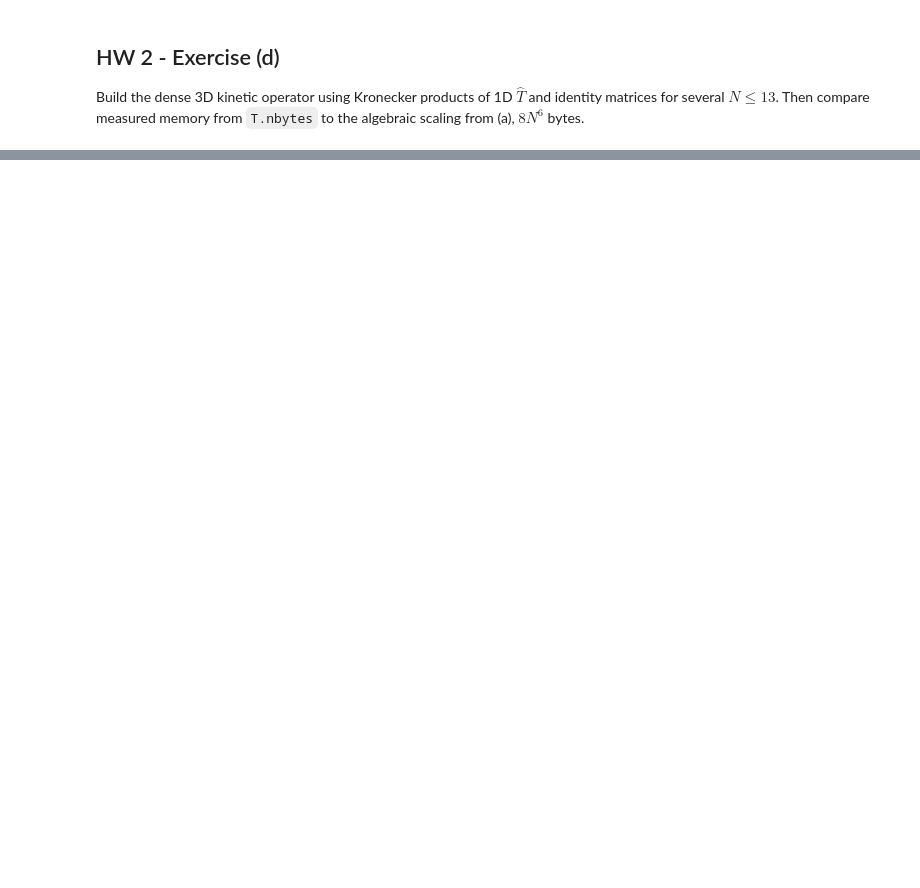
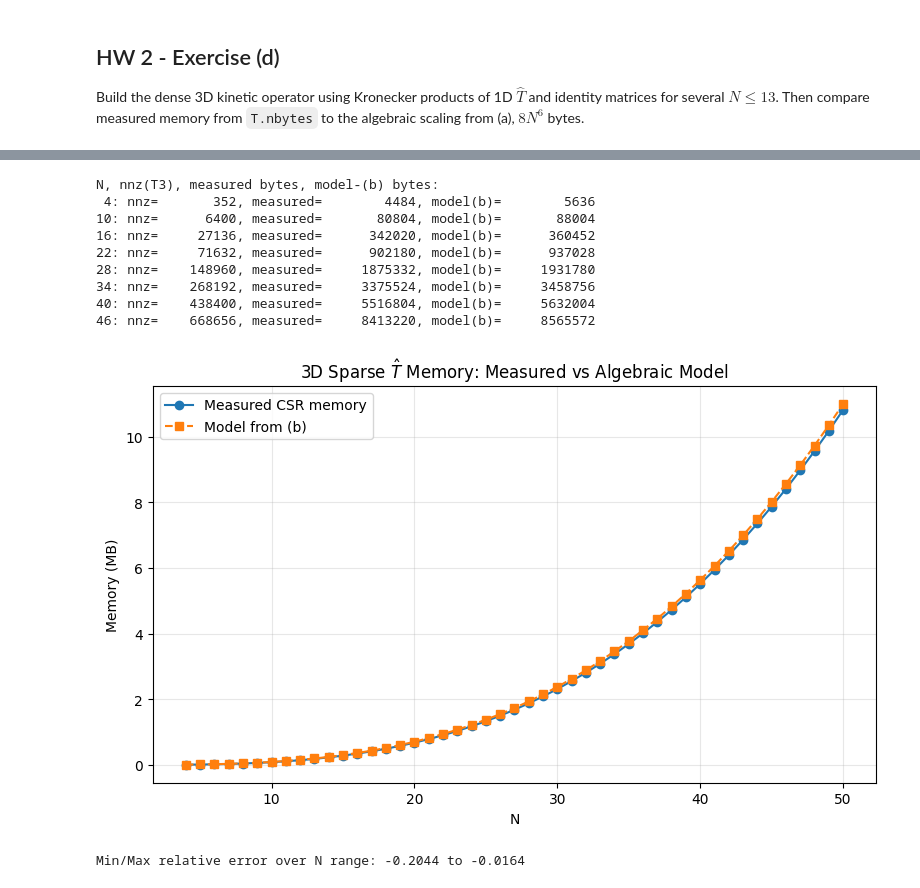
Before and after one commit to aradhyajain430/chem-1560k, a Jupyter notebook: HW2/HW 2.ipynb, the cells around one changed output, grey strips where cells are left out. Saved outputs shown, nothing was run; the diff lists cells and outputs as text; code cells hidden in the pictures; blank space fills up the shorter version.

```diff
--- a/HW2/HW 2.ipynb
+++ b/HW2/HW 2.ipynb
@@ -120,0 +153,80 @@ plt.show()
+# %%
+import numpy as np
+import matplotlib.pyplot as plt
+from scipy import sparse
+
+# Atomic-unit constants.
+hbar = 1.0
+m = 1.0
+
+def T1D_sparse(N):
+    """Return 1D kinetic operator in CSR format (3-point stencil)."""
+    pref = -(hbar**2) / (2.0 * m)
+    main = -2.0 * np.ones(N)
+    off = np.ones(N - 1)
+    return sparse.diags([off, main, off], offsets=[-1, 0, 1], format='csr') * pref
+
+def T3D_sparse(N):
+    """Build 3D kinetic operator as Kronecker sum: T?I?I + I?T?I + I?I?T."""
+    T = T1D_sparse(N)
+    I = sparse.eye(N, format='csr')
+    T3 = (
+        sparse.kron(sparse.kron(T, I, format='csr'), I, format='csr')
+        + sparse.kron(sparse.kron(I, T, format='csr'), I, format='csr')
+        + sparse.kron(sparse.kron(I, I, format='csr'), T, format='csr')
+    )
+    return T3.tocsr()
+
+# Test multiple N values and compare measured CSR memory to analytic part (b) model.
+N_vals = np.arange(4, 51)
+measured_bytes = []
+model_b_bytes = []
+nnz_vals = []
+
+for N in N_vals:
+    T3 = T3D_sparse(N)
+
+    # True CSR memory = data + indices + indptr arrays.
+    measured = T3.data.nbytes + T3.indices.nbytes + T3.indptr.nbytes
+    measured_bytes.append(measured)
+    nnz_vals.append(T3.nnz)
+
+    # Part (b) model: 7N^3*b_f + (8N^3+1)*b_i.
+    b_f = T3.data.itemsize
+    b_i = T3.indices.itemsize
+    model_b = 7 * (N**3) * b_f + (8 * (N**3) + 1) * b_i
+    model_b_bytes.append(model_b)
+
+measured_bytes = np.array(measured_bytes, dtype=np.int64)
+model_b_bytes = np.array(model_b_bytes, dtype=np.int64)
+nnz_vals = np.array(nnz_vals, dtype=np.int64)
+
+print('N, nnz(T3), measured bytes, model-(b) bytes:')
+for N, nnz, meas, mod in zip(N_vals[::6], nnz_vals[::6], measured_bytes[::6], model_b_bytes[::6]):
+    print(f'{N:2d}: nnz={nnz:10d}, measured={meas:12d}, model(b)={mod:12d}')
+
+plt.figure(figsize=(8, 5))
+plt.plot(N_vals, measured_bytes / 1e6, 'o-', label='Measured CSR memory')
+plt.plot(N_vals, model_b_bytes / 1e6, 's--', label='Model from (b)')
+plt.xlabel('N')
+plt.ylabel('Memory (MB)')
+plt.title('3D Sparse $\hat{T}$ Memory: Measured vs Algebraic Model')
+plt.grid(alpha=0.3)
+plt.legend()
+plt.tight_layout()
+plt.show()
+
+rel_err = (measured_bytes - model_b_bytes) / model_b_bytes
+print(f'Min/Max relative error over N range: {rel_err.min():.4f} to {rel_err.max():.4f}')
+# %% [output]
+N, nnz(T3), measured bytes, model-(b) bytes:
+ 4: nnz=       352, measured=        4484, model(b)=        5636
+10: nnz=      6400, measured=       80804, model(b)=       88004
+16: nnz=     27136, measured=      342020, model(b)=      360452
+22: nnz=     71632, measured=      902180, model(b)=      937028
+28: nnz=    148960, measured=     1875332, model(b)=     1931780
+34: nnz=    268192, measured=     3375524, model(b)=     3458756
+40: nnz=    438400, measured=     5516804, model(b)=     5632004
+46: nnz=    668656, measured=     8413220, model(b)=     8565572
+[figure, added]
+Min/Max relative error over N range: -0.2044 to -0.0164
```
Also changed, not shown: parts of 19 cells of this notebook.
